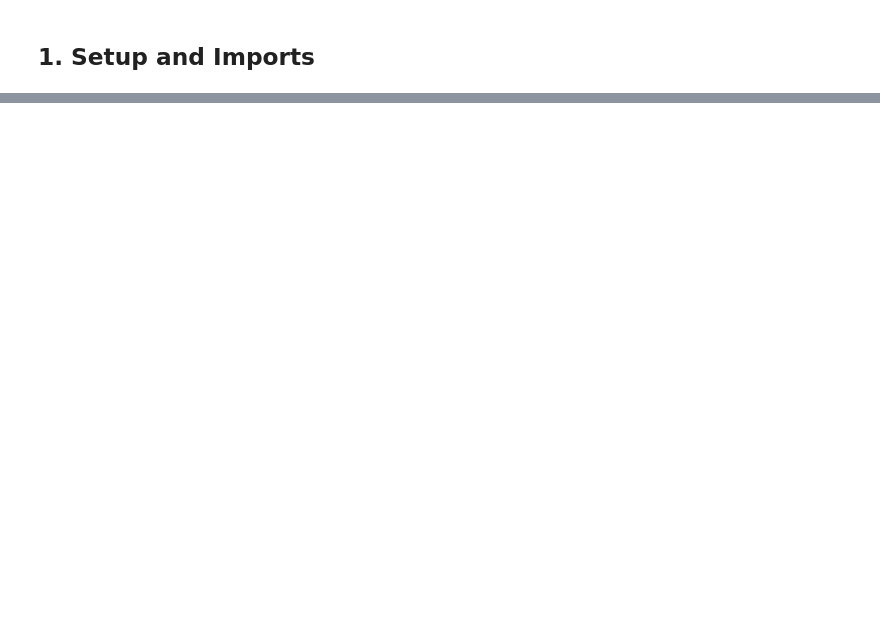
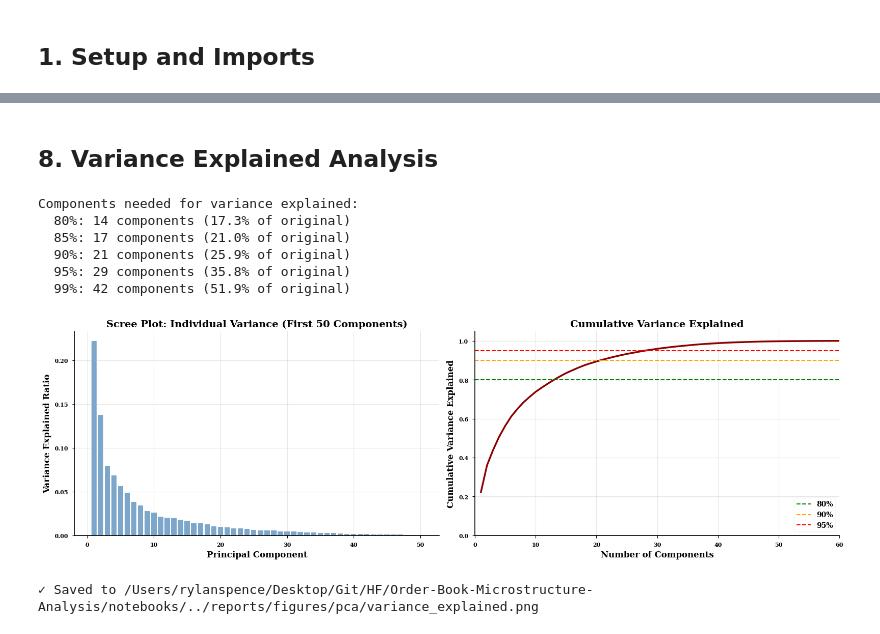
Before and after one commit to rspence821505/Order-Book-Microstructure-Analysis, a Jupyter notebook: notebooks/25_dimensionality_reduction.ipynb, the cells around one changed output, grey strips where cells are left out. Drawn from its saved outputs; the diff is of its cells as text; code cells hidden in the pictures; blank space fills up the shorter version.

Commit message:
updated dimensionality reduction notebook

```diff
--- a/notebooks/25_dimensionality_reduction.ipynb
+++ b/notebooks/25_dimensionality_reduction.ipynb
@@ -1027,0 +101,12 @@ TOP 3 PRINCIPAL COMPONENTS INTERPRETATION
+# %%
+# Load Hawkes features from notebook 20
+print("Loading Hawkes features...")
+hawkes_features = pd.read_parquet(
+    PROCESSED_DATA_DIR / "AAPL_hawkes_features.parquet"
+).reset_index()  # Reset index to make timestamp a column
+
+print(f"\n✓ Hawkes features shape: {hawkes_features.shape}")
+print(f"  Columns: {list(hawkes_features.columns)}")
+print(
+    f"\nHawkes features are rolling window estimates (200 trades/window, 20 trade stride)"
+)
@@ -1027,0 +424,68 @@ TOP 3 PRINCIPAL COMPONENTS INTERPRETATION
+# %% [markdown]
+## 8. Variance Explained Analysis
+# %%
+# Calculate cumulative variance
+cumulative_variance = np.cumsum(pca.explained_variance_ratio_)
+
+# Find components needed for different thresholds
+thresholds = [0.80, 0.85, 0.90, 0.95, 0.99]
+print("Components needed for variance explained:")
+for threshold in thresholds:
+    n_components = np.argmax(cumulative_variance >= threshold) + 1
+    print(
+        f"  {threshold*100:.0f}%: {n_components} components ({n_components/X_train.shape[1]:.1%} of original)"
+    )
+# %% [output]
+Components needed for variance explained:
+  80%: 14 components (17.3% of original)
+  85%: 17 components (21.0% of original)
+  90%: 21 components (25.9% of original)
+  95%: 29 components (35.8% of original)
+  99%: 42 components (51.9% of original)
+# %%
+# Scree plot and cumulative variance
+fig, axes = plt.subplots(1, 2, figsize=(16, 5))
+
+# Individual variance (first 50 components)
+n_plot = min(50, len(pca.explained_variance_ratio_))
+axes[0].bar(
+    range(1, n_plot + 1),
+    pca.explained_variance_ratio_[:n_plot],
+    alpha=0.7,
+    color="steelblue",
+)
+axes[0].set_xlabel("Principal Component", fontsize=12)
+axes[0].set_ylabel("Variance Explained Ratio", fontsize=12)
+axes[0].set_title(
+    f"Scree Plot: Individual Variance (First {n_plot} Components)",
+    fontsize=14,
+    fontweight="bold",
+)
+axes[0].grid(True, alpha=0.3)
+
+# Cumulative variance
+axes[1].plot(
+    range(1, len(cumulative_variance) + 1),
+    cumulative_variance,
+    linewidth=2.5,
+    color="darkred",
+)
+axes[1].axhline(y=0.80, color="green", linestyle="--", linewidth=1.5, label="80%")
+axes[1].axhline(y=0.90, color="orange", linestyle="--", linewidth=1.5, label="90%")
+axes[1].axhline(y=0.95, color="red", linestyle="--", linewidth=1.5, label="95%")
+axes[1].set_xlabel("Number of Components", fontsize=12)
+axes[1].set_ylabel("Cumulative Variance Explained", fontsize=12)
+axes[1].set_title("Cumulative Variance Explained", fontsize=14, fontweight="bold")
+axes[1].legend(loc="lower right", fontsize=10)
+axes[1].grid(True, alpha=0.3)
+axes[1].set_xlim(0, min(60, len(cumulative_variance)))
+axes[1].set_ylim(0, 1.05)
+
+plt.tight_layout()
+plt.savefig(FIGURES_DIR / "pca/variance_explained.png", dpi=300, bbox_inches="tight")
+plt.show()
+
+print(f"\n✓ Saved to {FIGURES_DIR / 'pca/variance_explained.png'}")
+# %% [output]
+[figure, added]
+✓ Saved to /Users/rylanspence/Desktop/Git/HF/Order-Book-Microstructure-Analysis/notebooks/../reports/figures/pca/variance_explained.png
```
Also changed, not shown: parts of 81 cells of this notebook, 23 other files.
